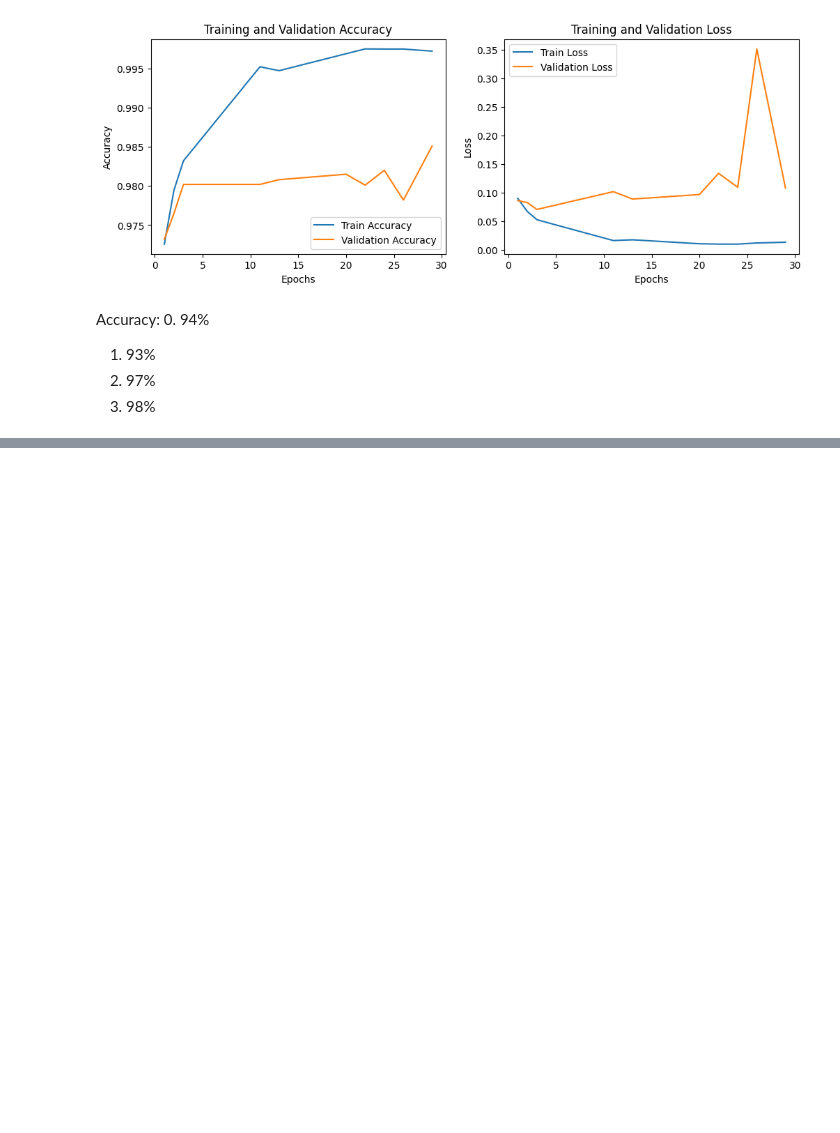
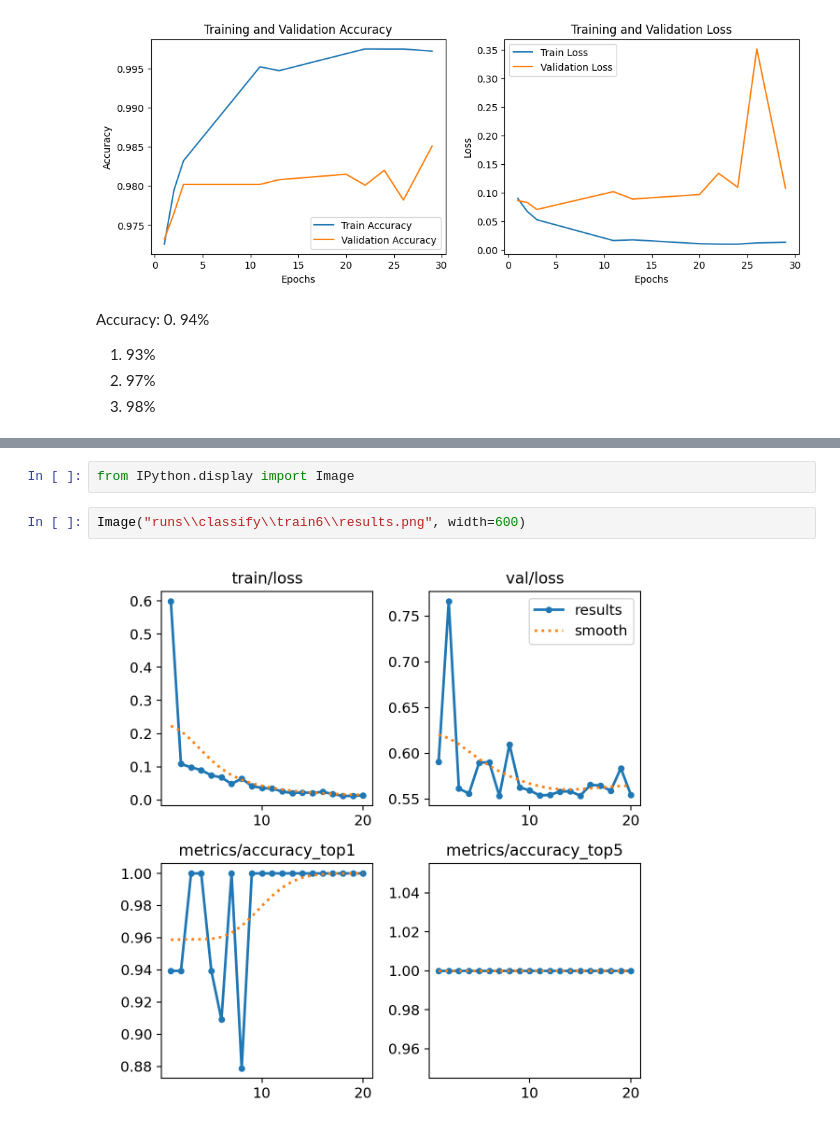
Before and after one commit to matteoxpo/DataScienceStudy, a Jupyter notebook: NSTU/AIandML/lab3/lab3.ipynb, the cells around one changed output, grey strips where cells are left out. Cells and saved outputs as stored; diff of their text form; blank space fills up the shorter version.

```diff
--- a/NSTU/AIandML/lab3/lab3.ipynb
+++ b/NSTU/AIandML/lab3/lab3.ipynb
@@ -382,0 +782,6 @@ Accuracy:
+# %%
+from IPython.display import Image
+# %%
+Image("runs\\classify\\train6\\results.png", width=600)
+# %% [output]
+[figure, added]
```
Also changed, not shown: parts of 42 cells of this notebook, 26 other files.
